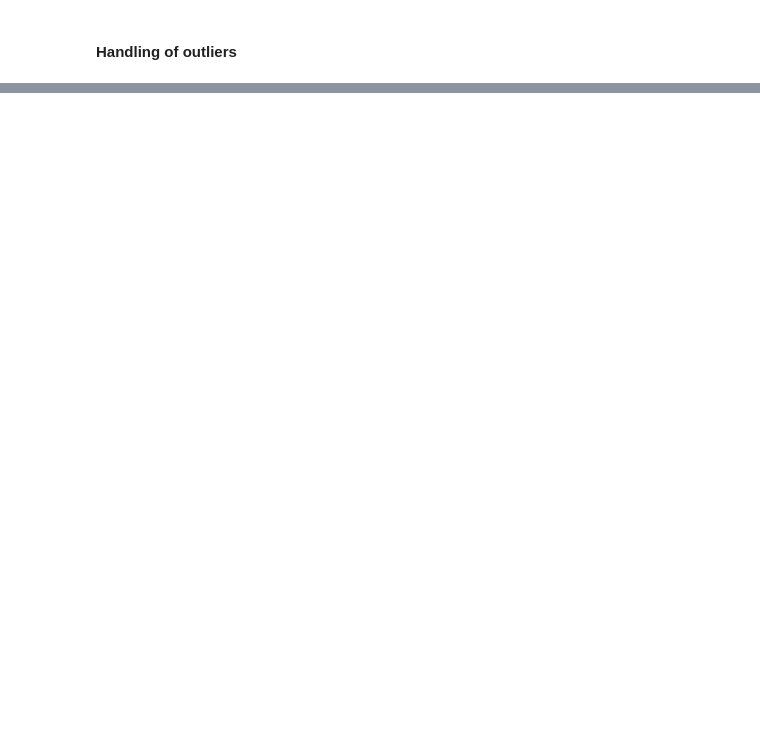
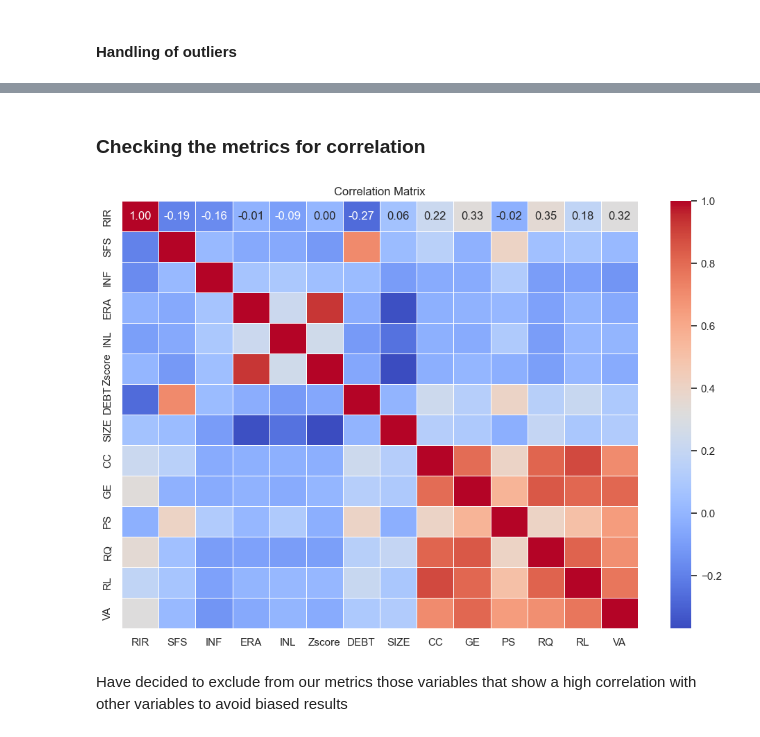
Before and after one commit to isamuelpatrick/BankingInsights-UEMOA, a Jupyter notebook: Bank clustering.ipynb, the cells around one changed output, grey strips where cells are left out. Drawn from its saved outputs; the diff is of its cells as text; code cells hidden in the pictures; blank space fills up the shorter version.

```diff
--- a/Bank clustering.ipynb
+++ b/Bank clustering.ipynb
@@ -251,0 +266,24 @@ Given the context of the financial landscape in UEMOA countries, outlier labelin
+# %%
+# Define thresholds for positive and negative outliers for each metric
+thresholds = {
+    'RIR': {'positive': 1.0, 'negative': -1.0},
+    'INF': {'positive': 2.0, 'negative': -1.5},
+    'ERA': {'positive': 0.6, 'negative': -0.4},
+    'INL': {'positive': 0.85, 'negative': -0.8},
+    'Zscore': {'positive': 0.5, 'negative': -0.5},
+    'RL': {'positive': 1.0, 'negative': -2.0},
+}
+
+# Create a new column 'Outlier_Label' and initialize it with 'Not Outlier'
+uemoa_df['Outlier_Label'] = 'Not Outlier'
+
+# Assign 'Outlier' label based on positive and negative thresholds for each metric
+for metric, threshold_values in thresholds.items():
+    positive_outlier_criteria = uemoa_df[metric] > threshold_values['positive']
+    negative_outlier_criteria = uemoa_df[metric] < threshold_values['negative']
+
+    uemoa_df.loc[positive_outlier_criteria, 'Outlier_Label'] = 'Positive Outlier'
+    uemoa_df.loc[negative_outlier_criteria, 'Outlier_Label'] = 'Negative Outlier'
+
+# Display the updated DataFrame
+display(uemoa_df[['Countries', 'Banks', 'RIR', 'INF','ERA', 'INL', 'Zscore', 'RL', 'Outlier_Label']])
@@ -251,0 +304,16 @@ Given the context of the financial landscape in UEMOA countries, outlier labelin
+# %% [markdown]
+### Checking the metrics for correlation
+# %%
+# calculate the correlation matrix
+correlation_matrix = uemoa_df[metrics].corr()
+
+# visualize the correlation matrix
+plt.figure(figsize=(12, 8))
+sns.heatmap(correlation_matrix, annot = True, cmap='coolwarm', fmt=".2f", linewidths = 0.5)
+plt.title('Correlation Matrix')
+plt.show()
+# %% [output]
+[figure, added]
+# %% [markdown]
+Have decided to exclude from our metrics those variables that show a high correlation with other variables to avoid biased
+results
```
Also changed, not shown: parts of 10 cells of this notebook.
